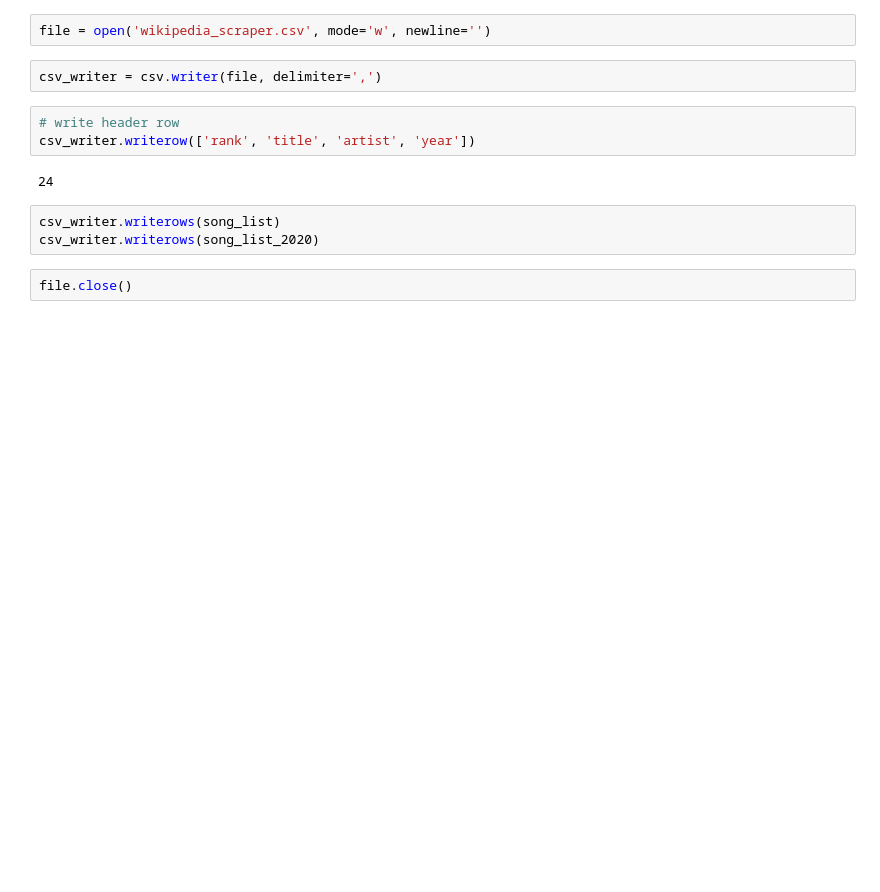
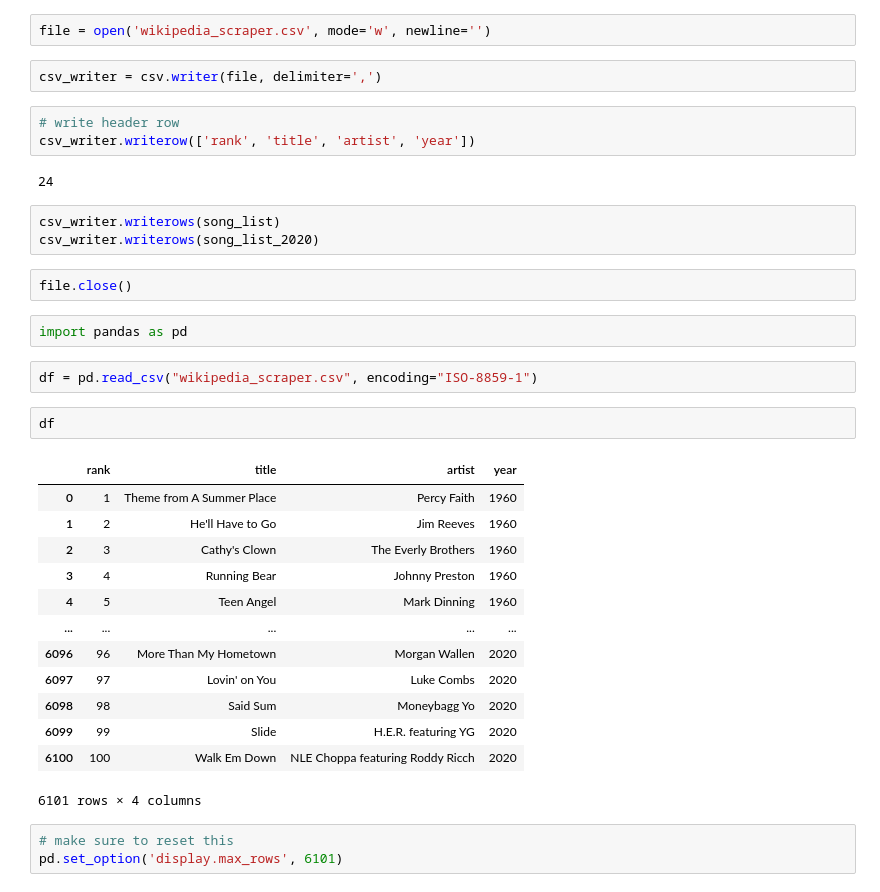
Before and after one commit to Patrick5225/Billboard-Year-End-Top-Songs, a Jupyter notebook: wikipedia_scraper.ipynb, the cells around one changed output. Saved outputs shown, nothing was run; the diff lists cells and outputs as text; blank space fills up the shorter version.

```diff
--- a/wikipedia_scraper.ipynb
+++ b/wikipedia_scraper.ipynb
@@ -162,3 +162,26 @@ csv_writer.writerows(song_list)
 csv_writer.writerows(song_list_2020)
 # %%
 file.close()
+# %%
+import pandas as pd
+# %%
+df = pd.read_csv("wikipedia_scraper.csv", encoding="ISO-8859-1")
+# %%
+df
+# %% [output]
+|  | rank | title | artist | year |
+| 0 | 1 | Theme from A Summer Place | Percy Faith | 1960 |
+| 1 | 2 | He'll Have to Go | Jim Reeves | 1960 |
+| 2 | 3 | Cathy's Clown | The Everly Brothers | 1960 |
+| 3 | 4 | Running Bear | Johnny Preston | 1960 |
+| 4 | 5 | Teen Angel | Mark Dinning | 1960 |
+| ... | ... | ... | ... | ... |
+| 6096 | 96 | More Than My Hometown | Morgan Wallen | 2020 |
+| 6097 | 97 | Lovin' on You | Luke Combs | 2020 |
+| 6098 | 98 | Said Sum | Moneybagg Yo | 2020 |
+| 6099 | 99 | Slide | H.E.R. featuring YG | 2020 |
+| 6100 | 100 | Walk Em Down | NLE Choppa featuring Roddy Ricch | 2020 |
+6101 rows × 4 columns
+# %%
+# make sure to reset this
+pd.set_option('display.max_rows', 6101)
```
Also changed, not shown: parts of 5 cells of this notebook, 8 other files.
